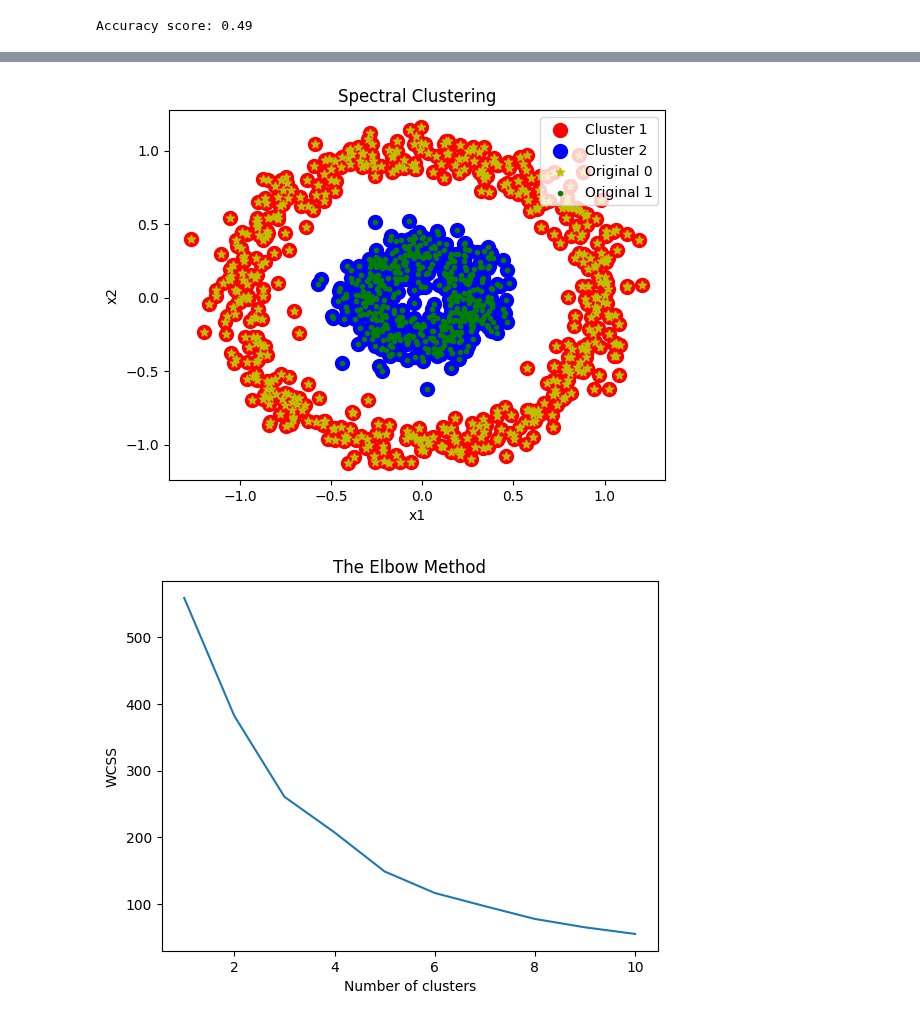
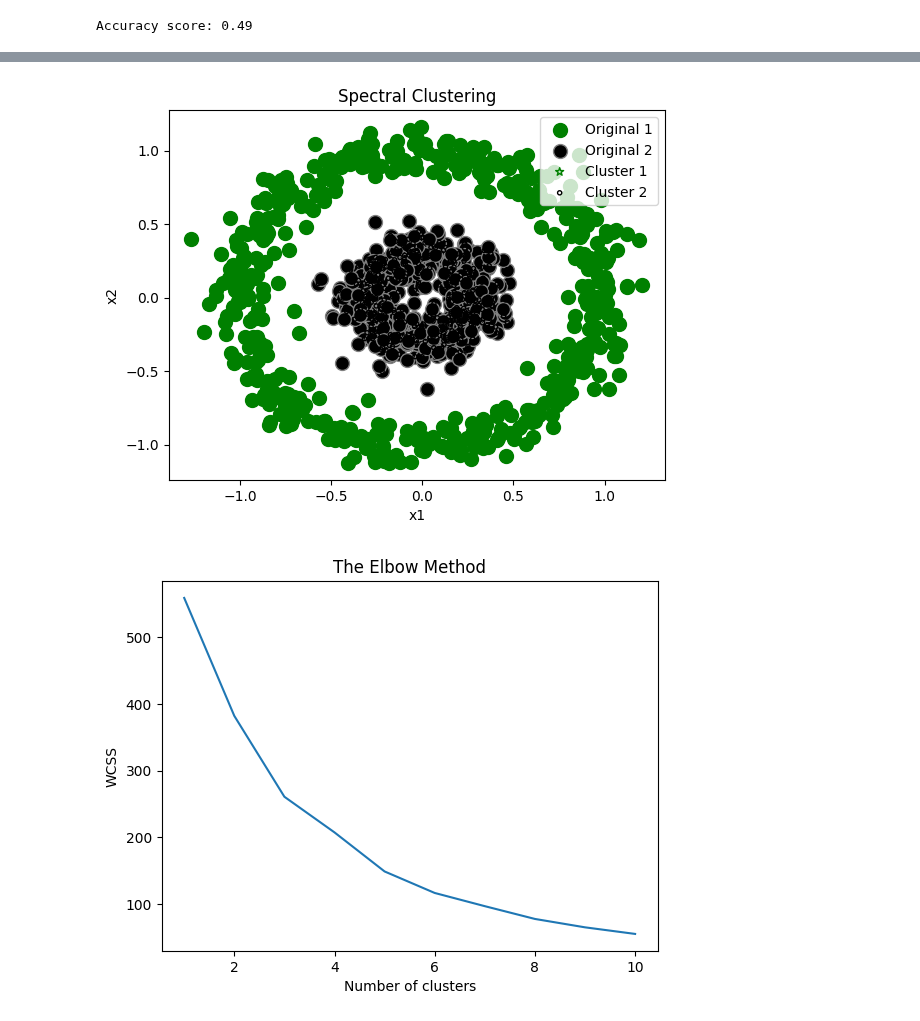
Before and after one commit to danialebrat/Comp_8720_Advanced_AI, a Jupyter notebook: Assignment_2/Jupyter/circles0.3.ipynb, the cells around one changed output, grey strips where cells are left out. Cells and saved outputs as stored; diff of their text form; code cells hidden in the pictures.

Commit message:
fixing the plots considering the assignment

```diff
--- a/Assignment_2/Jupyter/circles0.3.ipynb
+++ b/Assignment_2/Jupyter/circles0.3.ipynb
@@ -66,18 +102,18 @@ print("Accuracy score: {:.2f}".format(accuracy))
 Accuracy score: 1.00
 # %%
-plt.scatter(X[y_kmeans == 0, 0], X[y_kmeans == 0, 1], s = 100, c = 'red', label = 'Cluster 1')
-plt.scatter(X[y_kmeans == 1, 0], X[y_kmeans == 1, 1], s = 100, c = 'blue', label = 'Cluster 2')
+plt.scatter(X[y == 0, 0], X[y == 0, 1], s = 100, facecolors='green', edgecolors='green', label = 'Original 1', alpha = 1)
+plt.scatter(X[y == 1, 0], X[y == 1, 1], s = 100, facecolors='black', edgecolors='gray', label = 'Original 2', alpha = 1)
 
-plt.scatter(X[y==0, 0], X[y==0, 1], c='y', label='Original 0',marker='*')
-plt.scatter(X[y==1, 0], X[y==1, 1], c='g', label='Original 1',marker='.')
+plt.scatter(X[y_kmeans==0, 0], X[y_kmeans==0, 1], facecolors='none', edgecolors='green', label='Cluster 1',marker='*', alpha = 1)
+plt.scatter(X[y_kmeans==1, 0], X[y_kmeans==1, 1], facecolors='none', edgecolors='black', label='Cluster 2',marker='.', alpha = 1)
 
 plt.title('Spectral Clustering')
 plt.xlabel('x1')
 plt.ylabel('x2')
 plt.legend()
 plt.show()
 # %% [output]
-[figure, old version]
+[figure, new version]
 # %%
 from sklearn.cluster import KMeans
 wcss = []
```
Also changed, not shown: parts of 5 cells of this notebook, 2 other files.
